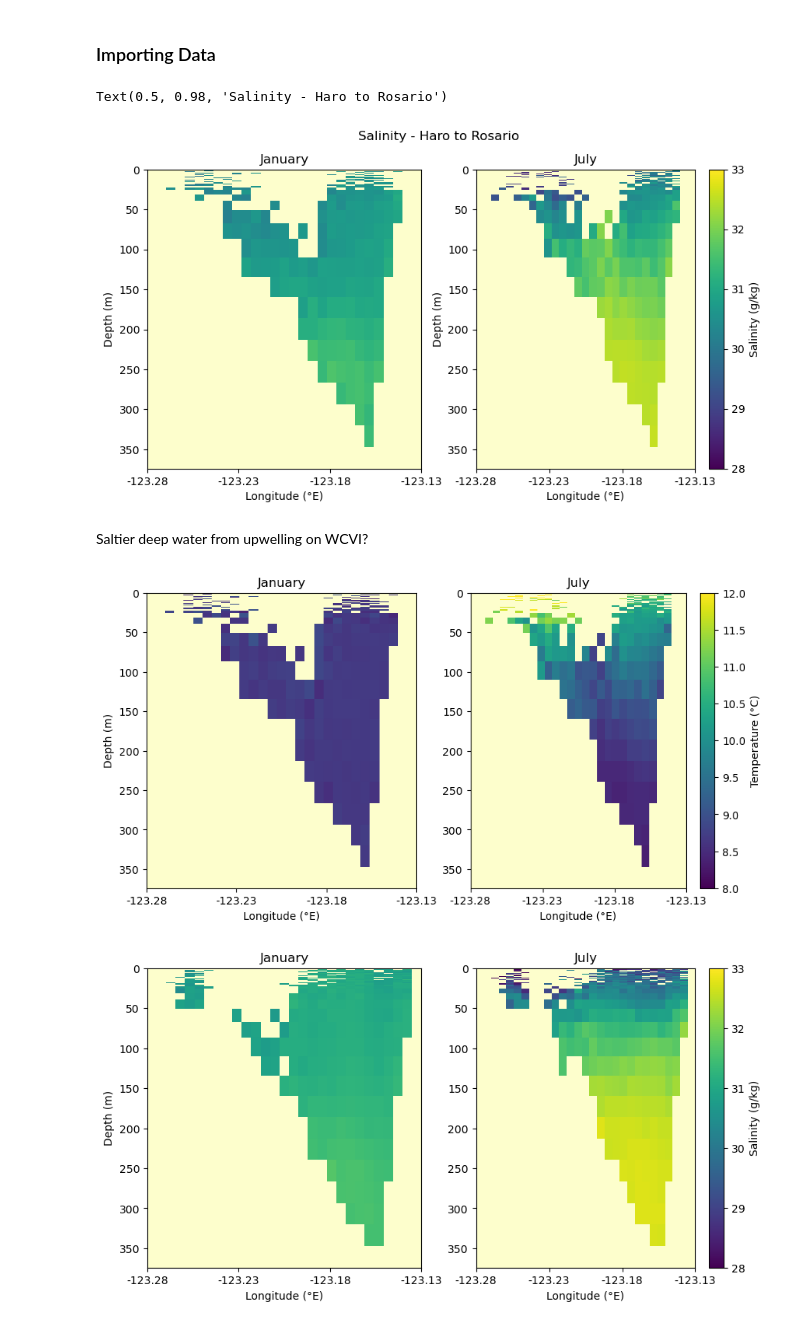
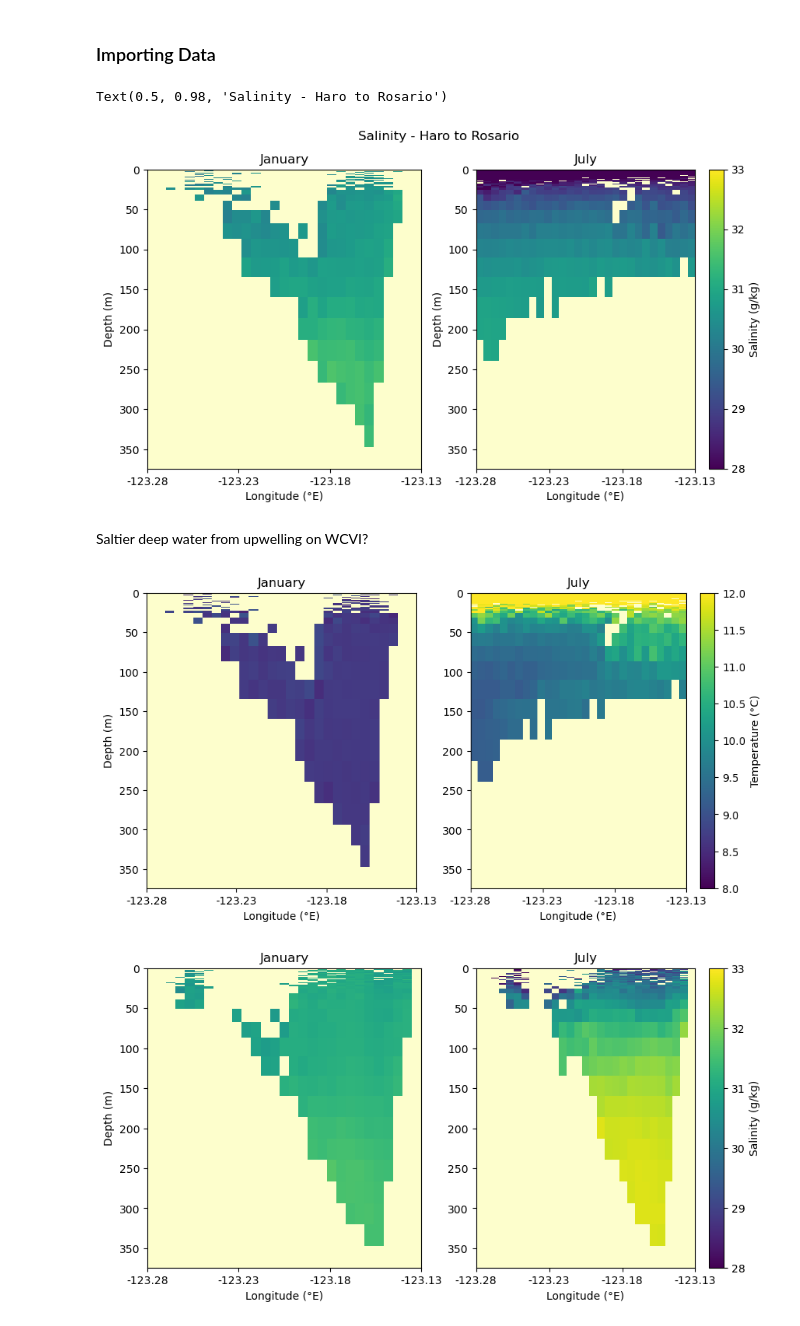
Before and after one commit to SalishSeaCast/analysis-camryn, a Jupyter notebook: Ariane/property_comparison.ipynb, the cells around one changed output. Saved outputs shown, nothing was run; the diff lists cells and outputs as text; code cells hidden in the pictures.

```diff
--- a/Ariane/property_comparison.ipynb
+++ b/Ariane/property_comparison.ipynb
@@ -39,3 +19,19 @@ def get_secdata(datafile,sectionnum):
+# %%
+#Function to extract data from 1 section
+def get_secdata(datafile,sectionnum):
+
+    variables = ['final_salt','final_transp','final_lon','final_lat','final_depth','final_section','final_z','final_temp','init_lon','init_z','init_salt','init_temp']
+
+    dict_var = {}
+
+    idx = np.where(datafile['final_section']==sectionnum)
+
+    for var in variables:
+        data_sec = datafile[var]
+        dict_var[var] = data_sec[idx]
+
+
+    return dict_var
 # %%
 def plotCS(axv,lonsec,zsec,transpsec,lonW,lonE,depi,vmax,time,title,cblabel,ylabel):
 
@@ -202,28 +197,28 @@ data_dict = {'datafvs':data,'datafas':datafas,'datafds':datafds,'datafrsvs':data
              'databpr07':databpr07,'databg107':databg107,'databg207':databg207,'databrspr07':databrspr07,'databsjpr07':databsjpr07,'databhspr07':databhspr07,
 }
 # %%
-harobrspr07 = get_secdata(databrspr07,6)
-harobrspr = get_secdata(databrspr,6)
+harobrspr = get_secdata(data_dict['databrspr'],6)
+harobrspr07 = get_secdata(data_dict['databrspr07'],4)
 
 lonWharo = 215
 lonEharo = 245
+title = 'January'
 
-title = 'January'
 title2 = 'July'
 time = 168
 
 smin = 28
 smax = 33
 
 fig,[ax1,ax2] = plt.subplots(1,2,figsize=(10,5))
 
-plotTS(ax2,'sal',harobrspr07['lon'],harobrspr07['z'],harobrspr07['salt'],lonWharo,lonEharo,38,time,title2,True,True,vmin=smin,vmax=smax)
-plotTS(ax1,'sal',harobrspr['lon'],harobrspr['z'],harobrspr['salt'],lonWharo,lonEharo,38,time,title,False,True,vmin=smin,vmax=smax);
+plotTS(ax2,'sal',harobrspr07['final_lon'],harobrspr07['final_z'],harobrspr07['final_salt'],lonWharo,lonEharo,38,time,title2,True,True,vmin=smin,vmax=smax)
+plotTS(ax1,'sal',harobrspr['final_lon'],harobrspr['final_z'],harobrspr['final_salt'],lonWharo,lonEharo,38,time,title,False,True,vmin=smin,vmax=smax);
 
 fig.suptitle('Salinity - Haro to Rosario')
 # %% [output]
 Text(0.5, 0.98, 'Salinity - Haro to Rosario')
-[figure, old version]
+[figure, new version]
 # %% [markdown]
 Saltier deep water from upwelling on WCVI?
 # %%
@@ -232,10 +227,10 @@ fig,[ax1,ax2] = plt.subplots(1,2,figsize=(10,5))
 tmin = 8
 tmax = 12
 
-plotTS(ax1,'temp',harobrspr['lon'],harobrspr['z'],harobrspr['temp'],lonWharo,lonEharo,38,time,title,False,True,vmin=tmin,vmax=tmax)
-plotTS(ax2,'temp',harobrspr07['lon'],harobrspr07['z'],harobrspr07['temp'],lonWharo,lonEharo,38,time,title2,True,False,vmin=tmin,vmax=tmax)
+plotTS(ax1,'temp',harobrspr['final_lon'],harobrspr['final_z'],harobrspr['final_temp'],lonWharo,lonEharo,38,time,title,False,True,vmin=tmin,vmax=tmax)
+plotTS(ax2,'temp',harobrspr07['final_lon'],harobrspr07['final_z'],harobrspr07['final_temp'],lonWharo,lonEharo,38,time,title2,True,False,vmin=tmin,vmax=tmax)
 # %% [output]
-[figure, old version]
+[figure, new version]
 # %%
 harofvs = get_secdata(data,6)
 harofvs07 = get_secdata(datafvs07,6)
```
Also changed, not shown: parts of 25 cells of this notebook, 4 other files.
